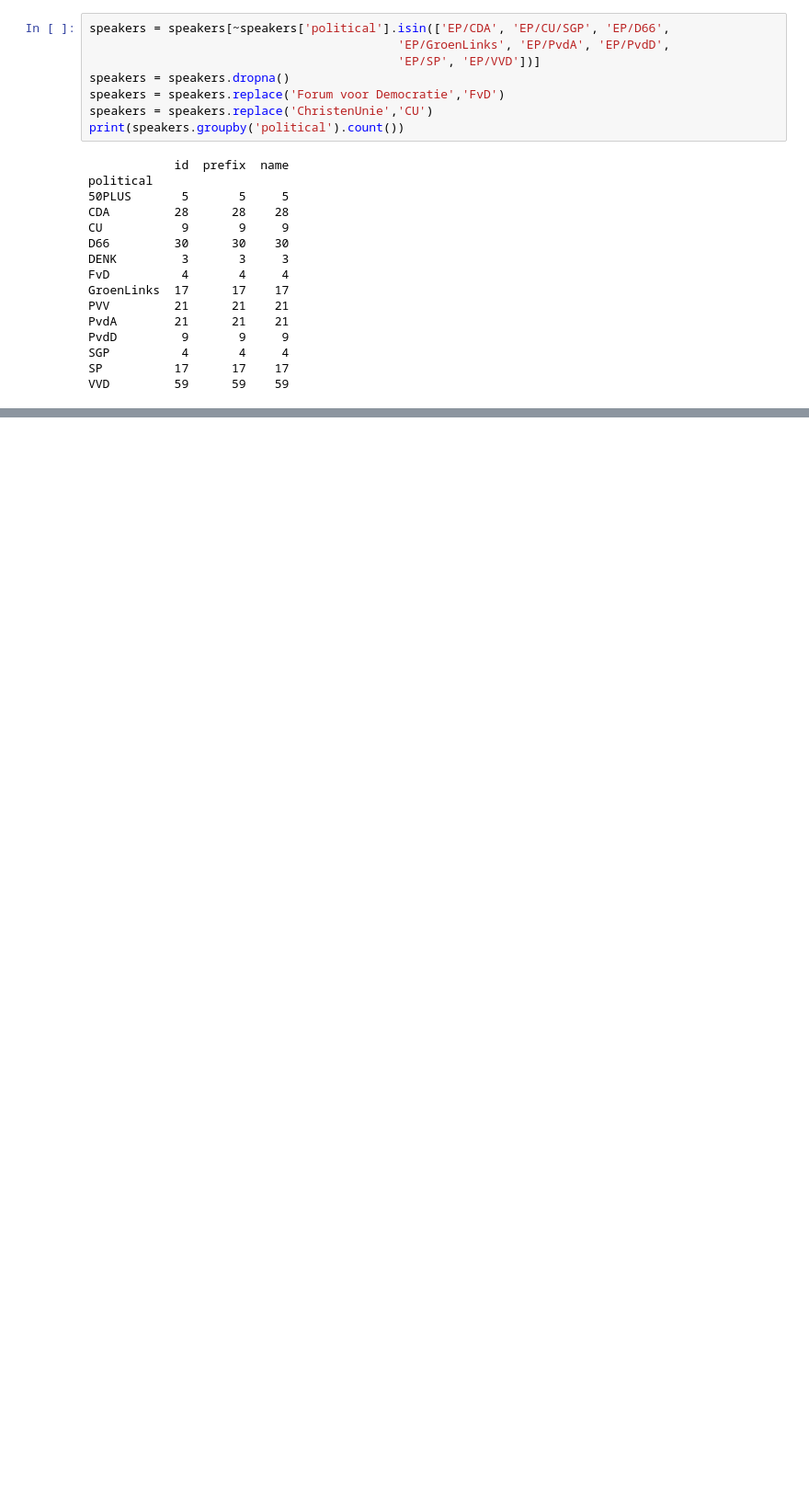
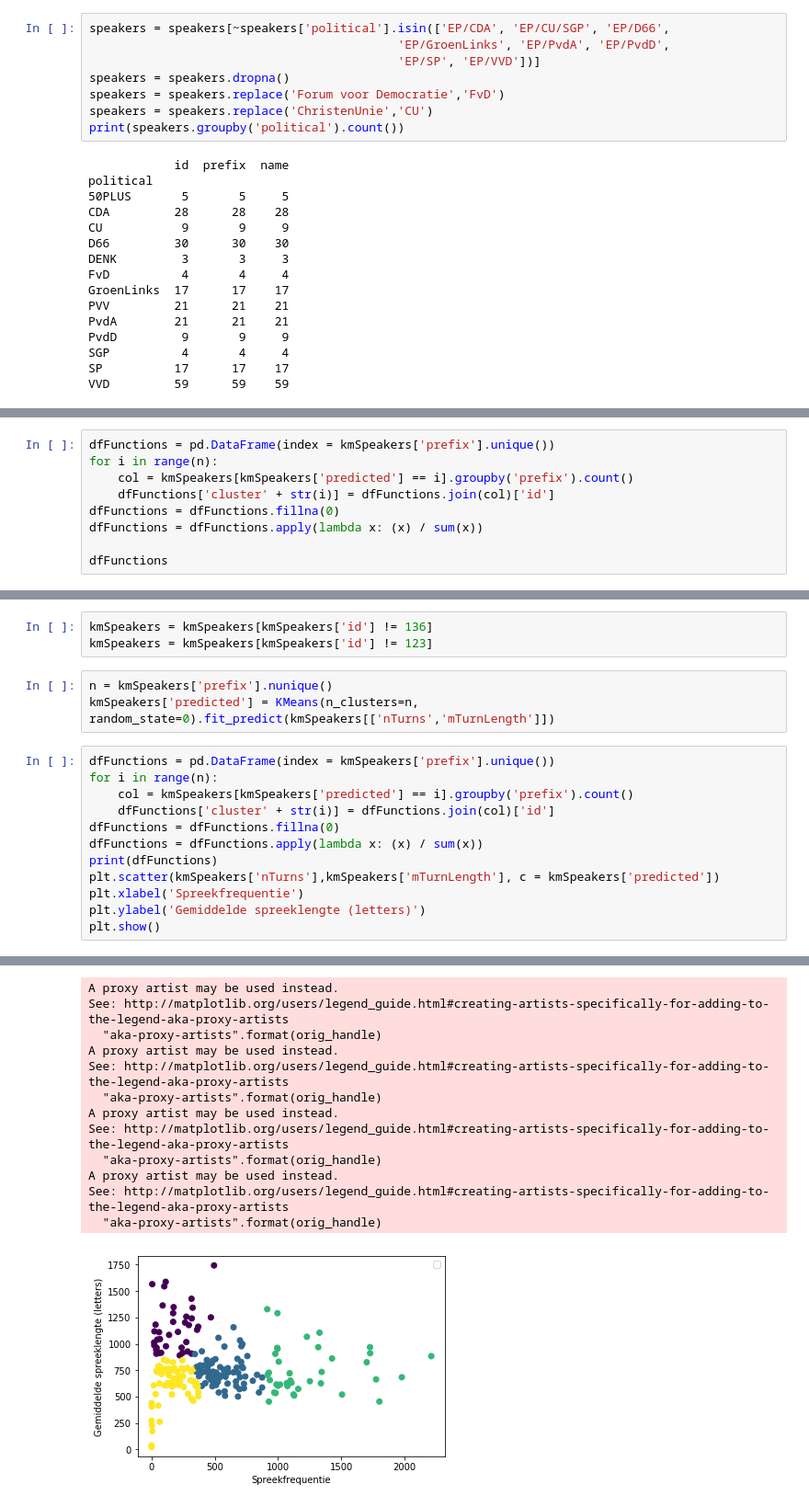
Before and after one commit to dvkeulen/TWISMachineLearning, a Jupyter notebook: Eindopdracht 1/Eindopdracht_1.ipynb, the cells around one changed output, grey strips where cells are left out. Shown at 92% size. Cells and saved outputs as stored; diff of their text form; blank space fills up the shorter version.

```diff
--- a/Eindopdracht 1/Eindopdracht_1.ipynb
+++ b/Eindopdracht 1/Eindopdracht_1.ipynb
@@ -228,0 +188,9 @@ clusters[:]
+# %%
+dfFunctions = pd.DataFrame(index = kmSpeakers['prefix'].unique())
+for i in range(n):
+    col = kmSpeakers[kmSpeakers['predicted'] == i].groupby('prefix').count()
+    dfFunctions['cluster' + str(i)] = dfFunctions.join(col)['id']
+dfFunctions = dfFunctions.fillna(0)
+dfFunctions = dfFunctions.apply(lambda x: (x) / sum(x))
+
+dfFunctions
@@ -228,0 +212,19 @@ clusters[:]
+# %%
+kmSpeakers = kmSpeakers[kmSpeakers['id'] != 136]
+kmSpeakers = kmSpeakers[kmSpeakers['id'] != 123]
+# %%
+n = kmSpeakers['prefix'].nunique()
+kmSpeakers['predicted'] = KMeans(n_clusters=n, random_state=0).fit_predict(kmSpeakers[['nTurns','mTurnLength']])
+# %%
+dfFunctions = pd.DataFrame(index = kmSpeakers['prefix'].unique())
+for i in range(n):
+    col = kmSpeakers[kmSpeakers['predicted'] == i].groupby('prefix').count()
+    dfFunctions['cluster' + str(i)] = dfFunctions.join(col)['id']
+dfFunctions = dfFunctions.fillna(0)
+dfFunctions = dfFunctions.apply(lambda x: (x) / sum(x))
+print(dfFunctions)
+plt.scatter(kmSpeakers['nTurns'],kmSpeakers['mTurnLength'], c = kmSpeakers['predicted'])
+plt.xlabel('Spreekfrequentie')
+plt.ylabel('Gemiddelde spreeklengte (letters)')
+plt.show()
+# %% [output]
@@ -228,0 +236,13 @@ clusters[:]
+A proxy artist may be used instead.
+See: http://matplotlib.org/users/legend_guide.html#creating-artists-specifically-for-adding-to-the-legend-aka-proxy-artists
+  "aka-proxy-artists".format(orig_handle)
+A proxy artist may be used instead.
+See: http://matplotlib.org/users/legend_guide.html#creating-artists-specifically-for-adding-to-the-legend-aka-proxy-artists
+  "aka-proxy-artists".format(orig_handle)
+A proxy artist may be used instead.
+See: http://matplotlib.org/users/legend_guide.html#creating-artists-specifically-for-adding-to-the-legend-aka-proxy-artists
+  "aka-proxy-artists".format(orig_handle)
+A proxy artist may be used instead.
+See: http://matplotlib.org/users/legend_guide.html#creating-artists-specifically-for-adding-to-the-legend-aka-proxy-artists
+  "aka-proxy-artists".format(orig_handle)
+[figure, added]
```
Also changed, not shown: parts of 42 cells of this notebook, 1 other file.
